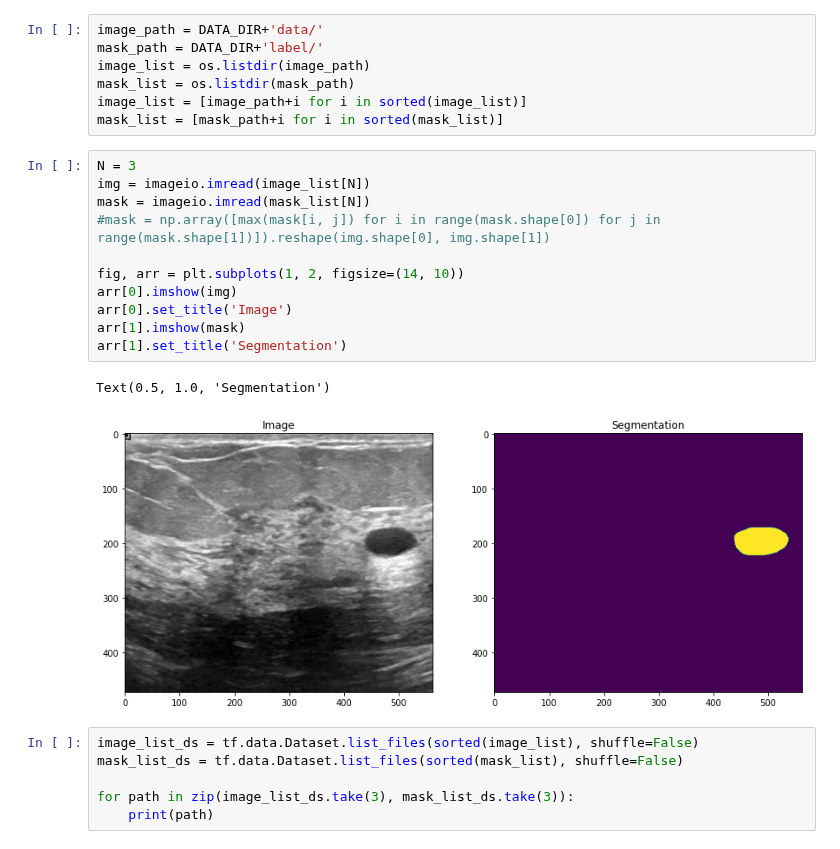
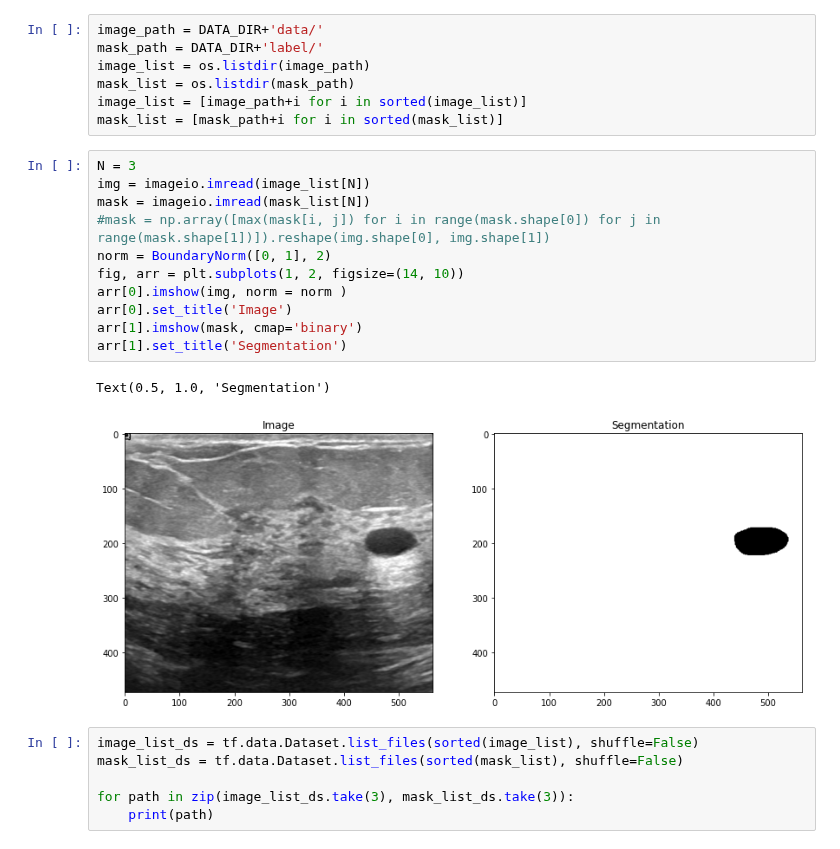
Before and after one commit to silvererudite/30-for-30-ml-projects, a Jupyter notebook: vision_understanding/image-segmentation-with-begin-breast-cancer-images.ipynb, the cells around one changed output. Drawn from its saved outputs; the diff is of its cells as text.

Commit message:
Kaggle Notebook | image-segmentation with begin breast cancer images | Version 2

```diff
--- a/vision_understanding/image-segmentation-with-begin-breast-cancer-images.ipynb
+++ b/vision_understanding/image-segmentation-with-begin-breast-cancer-images.ipynb
@@ -31,17 +34,17 @@ mask_list = [mask_path+i for i in sorted(mask_list)]
 # %%
 N = 3
 img = imageio.imread(image_list[N])
 mask = imageio.imread(mask_list[N])
 #mask = np.array([max(mask[i, j]) for i in range(mask.shape[0]) for j in range(mask.shape[1])]).reshape(img.shape[0], img.shape[1])
-
+norm = BoundaryNorm([0, 1], 2)
 fig, arr = plt.subplots(1, 2, figsize=(14, 10))
-arr[0].imshow(img)
+arr[0].imshow(img, norm = norm )
 arr[0].set_title('Image')
-arr[1].imshow(mask)
+arr[1].imshow(mask, cmap='binary')
 arr[1].set_title('Segmentation')
 # %% [output]
 Text(0.5, 1.0, 'Segmentation')
-[figure, old version]
+[figure, new version]
 # %%
 image_list_ds = tf.data.Dataset.list_files(sorted(image_list), shuffle=False)
 mask_list_ds = tf.data.Dataset.list_files(sorted(mask_list), shuffle=False)
```
Also changed, not shown: parts of 15 cells of this notebook.
